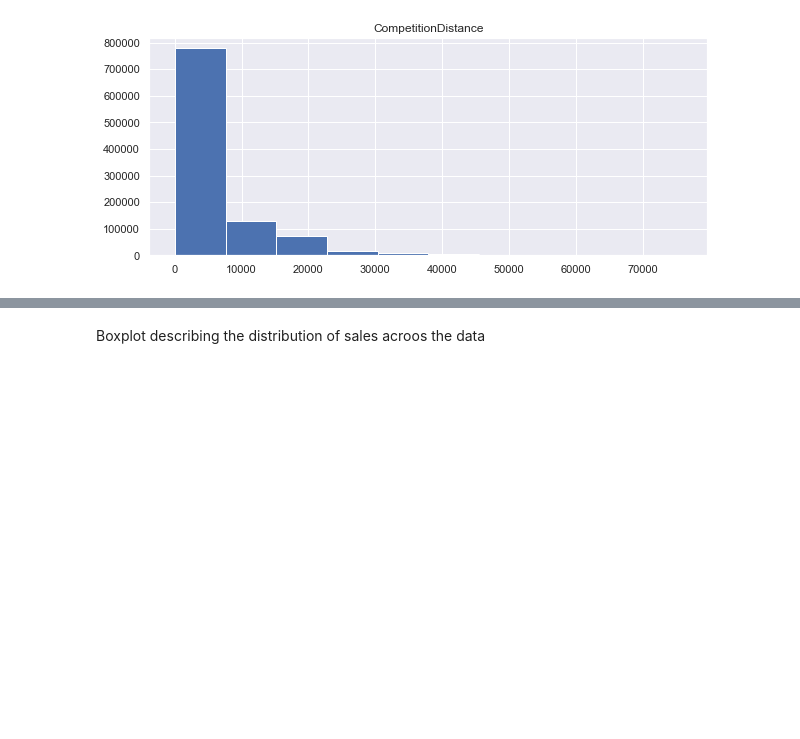
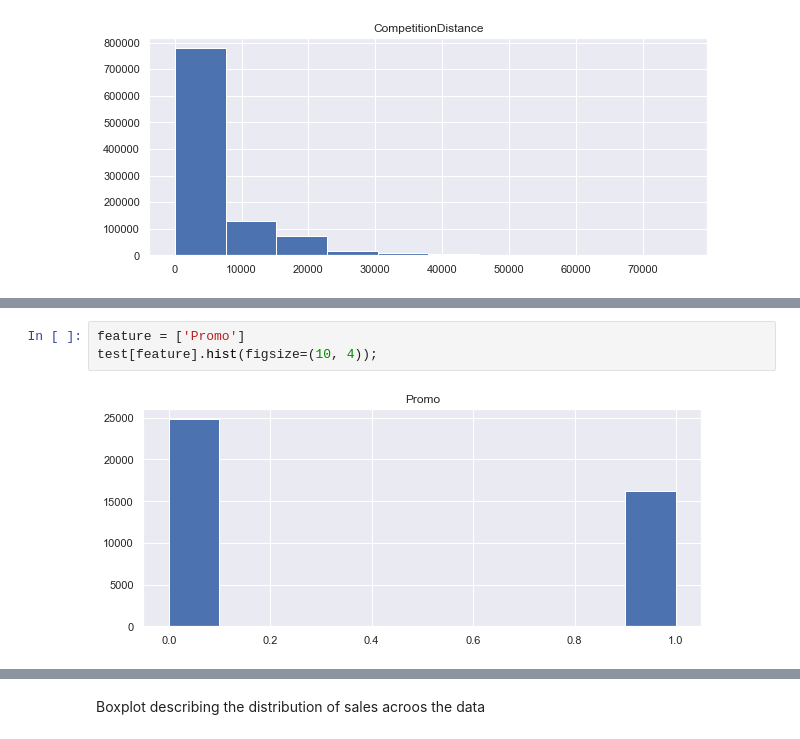
Before and after one commit to SamDewriter/PharmaceuticalSales-Prediction, a Jupyter notebook: Week_3.ipynb, the cells around one changed output, grey strips where cells are left out. Saved outputs shown, nothing was run; the diff lists cells and outputs as text; blank space fills up the shorter version.

```diff
--- a/Week_3.ipynb
+++ b/Week_3.ipynb
@@ -754,0 +790,5 @@ plt.scatter(sample['Sales'], sample['CompetitionDistance'])
+# %%
+feature = ['Promo']
+test[feature].hist(figsize=(10, 4));
+# %% [output]
+[figure, added]
```
Also changed, not shown: parts of 44 cells of this notebook, 2 other files.
